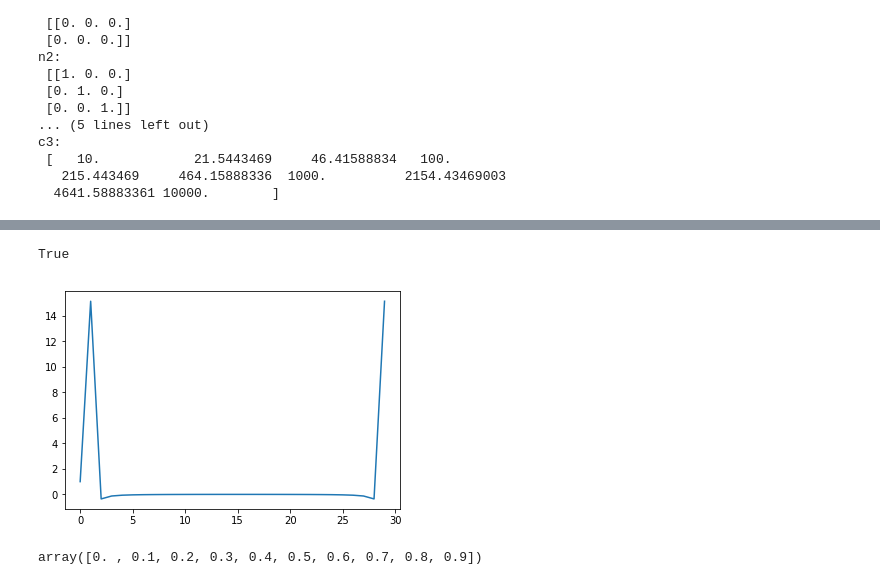
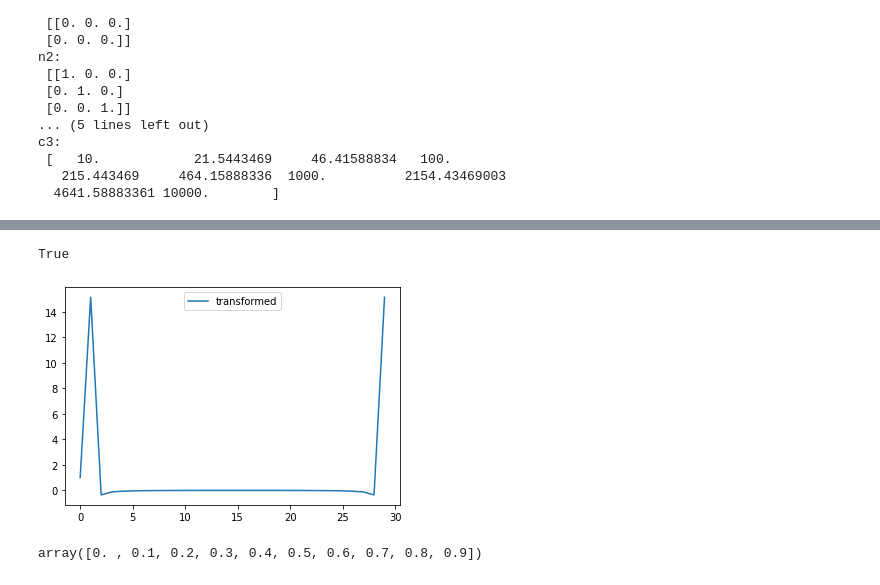
Before and after one commit to lilongbin/ai, a Jupyter notebook: da/numpy/numpy.api.ipynb, the cells around one changed output, grey strips where cells are left out. Saved outputs shown, nothing was run; the diff lists cells and outputs as text; code cells hidden in the pictures.

```diff
--- a/da/numpy/numpy.api.ipynb
+++ b/da/numpy/numpy.api.ipynb
@@ -832,24 +841,25 @@ A:
 # %%
 "# 快速傅里叶变换"
 """在NumPy中，有一个名为fft的模块提供了快速傅里叶变换的功能。在
 这个模块中，许多函数都是成对存在的，也就是说许多函数存在对应
 的逆操作函数。例如，fft和ifft函数就是其中的一对"""
 %matplotlib inline
 import numpy as np
-from matplotlib.pyplot import plot, show
+import matplotlib.pyplot as plt
 
 x = np.linspace(0, 2*np.pi, 30) #创建一个包含30个点的余弦波信号
 wave = np.cos(x)
 transformed = np.fft.fft(wave) #使用fft函数对余弦波信号进行傅里叶变换
 
 #对变换后的结果应用ifft函数，应该可以近似地还原初始信号
 print(np.all(np.abs(np.fft.ifft(transformed) - wave) < 10**-9))
 
-plot(transformed) #使用Matplotlib绘制变换后的信号
-show()
+plt.plot(transformed, label="transformed") #使用Matplotlib绘制变换后的信号
+plt.legend(loc="best")
+plt.show()
 # %% [output]
 True
-[figure, old version]
+[figure, new version]
 # %%
 np.linspace(0,1,10, endpoint=False)
 # %% [output]
```
Also changed, not shown: parts of 55 cells of this notebook, 4 other files.
